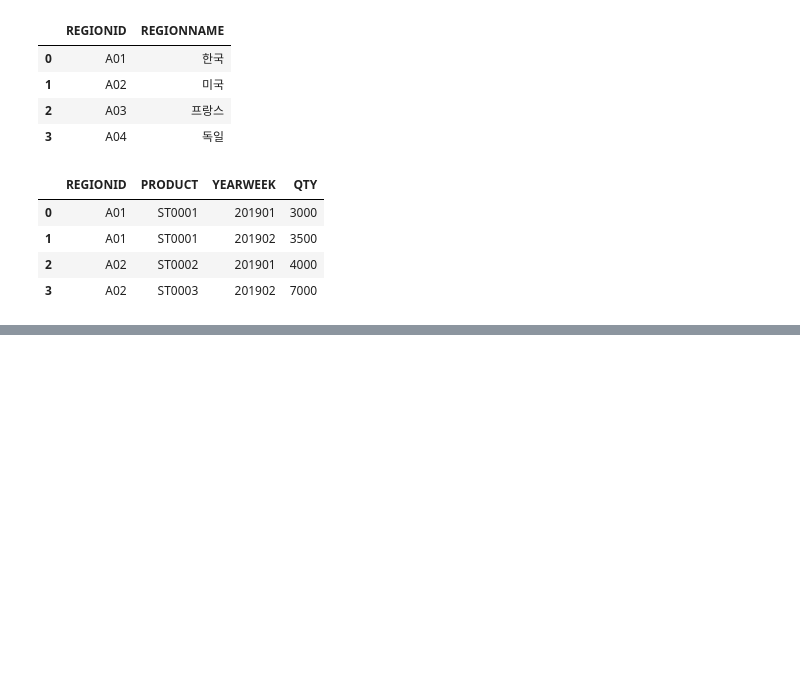
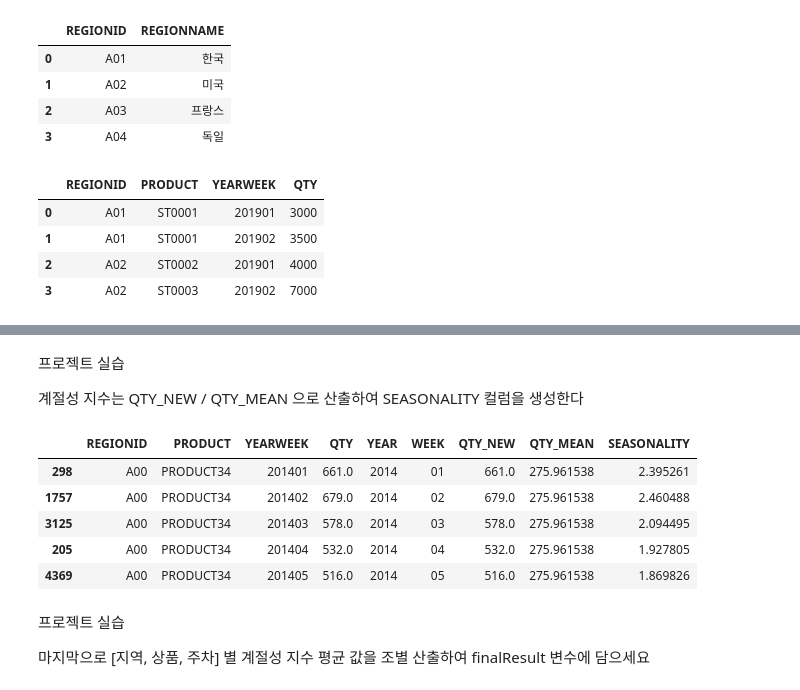
Before and after one commit to leekyungryul/Python, a Jupyter notebook: Session05 - 데이터 분석 및 데이터 전처리/프로젝트실습(전체).ipynb, the cells around one changed output, grey strips where cells are left out. Cells and saved outputs as stored; diff of their text form; code cells hidden in the pictures; blank space fills up the shorter version.

```diff
--- a/Session05 - 데이터 분석 및 데이터 전처리/프로젝트실습(전체).ipynb
+++ b/Session05 - 데이터 분석 및 데이터 전처리/프로젝트실습(전체).ipynb
@@ -229,0 +118,6 @@ sortedData = refinedSelloutData.sort_values(by=sortKey,
+# %%
+# 지역,상품,연도별로 그룹정렬을 해야하므로 원하는 기준을 묶어서 리스트로 만들어준다.
+groupkey = ['REGIONID','PRODUCT','YEAR']
+groupData = sortedData.groupby(groupkey)[['QTY_NEW']].agg('mean').reset_index()
+groupData = groupData.rename(columns={'QTY_NEW' : 'QTY_MEAN'})
+groupData
@@ -245,6 +173,0 @@ groupData 변수에 담으세요
-# %%
-# 지역,상품,연도단위별로 그룹을 묶어서 판매량 평균을 새로운 컬럼에 대입한다.
-# 연도주차별로 구분되어있던 데이터가 년도별로 묶였으므로 행이 1/52만큼 줄었다
-groupKey = ["REGIONID","PRODUCT","YEAR"]
-groupData = sortedData.groupby(groupKey)[["QTY_NEW"]].agg("mean")
-groupData = groupData.rename(columns = {'QTY_NEW':'QTY_MEAN'})
@@ -746,0 +423,5 @@ pd.merge(left=mergedData,
+# %%
+mergedData = pd.merge(left=refinedSelloutData,
+        right=groupData,
+        on=['REGIONID','PRODUCT','YEAR'],
+        how='left').sort_values(by=['REGIONID','PRODUCT','YEARWEEK'])
@@ -746,0 +437,23 @@ pd.merge(left=mergedData,
+# %% [markdown]
+프로젝트 실습
+
+계절성 지수는
+QTY_NEW / QTY_MEAN
+으로 산출하여 SEASONALITY 컬럼을 생성한다
+# %%
+mergedData['SEASONALITY'] = mergedData.QTY_NEW / mergedData.QTY_MEAN
+# %%
+mergedData.head()
+# %% [output]
+|  | REGIONID | PRODUCT | YEARWEEK | QTY | YEAR | WEEK | QTY_NEW | QTY_MEAN | SEASONALITY |
+| 298 | A00 | PRODUCT34 | 201401 | 661.0 | 2014 | 01 | 661.0 | 275.961538 | 2.395261 |
+| 1757 | A00 | PRODUCT34 | 201402 | 679.0 | 2014 | 02 | 679.0 | 275.961538 | 2.460488 |
+| 3125 | A00 | PRODUCT34 | 201403 | 578.0 | 2014 | 03 | 578.0 | 275.961538 | 2.094495 |
+| 205 | A00 | PRODUCT34 | 201404 | 532.0 | 2014 | 04 | 532.0 | 275.961538 | 1.927805 |
+| 4369 | A00 | PRODUCT34 | 201405 | 516.0 | 2014 | 05 | 516.0 | 275.961538 | 1.869826 |
+# %% [markdown]
+프로젝트 실습
+
+마지막으로 [지역, 상품, 주차] 별
+계절성 지수 평균 값을
+조별 산출하여 finalResult 변수에 담으세요
```
Also changed, not shown: parts of 115 cells of this notebook, 1 other file.
